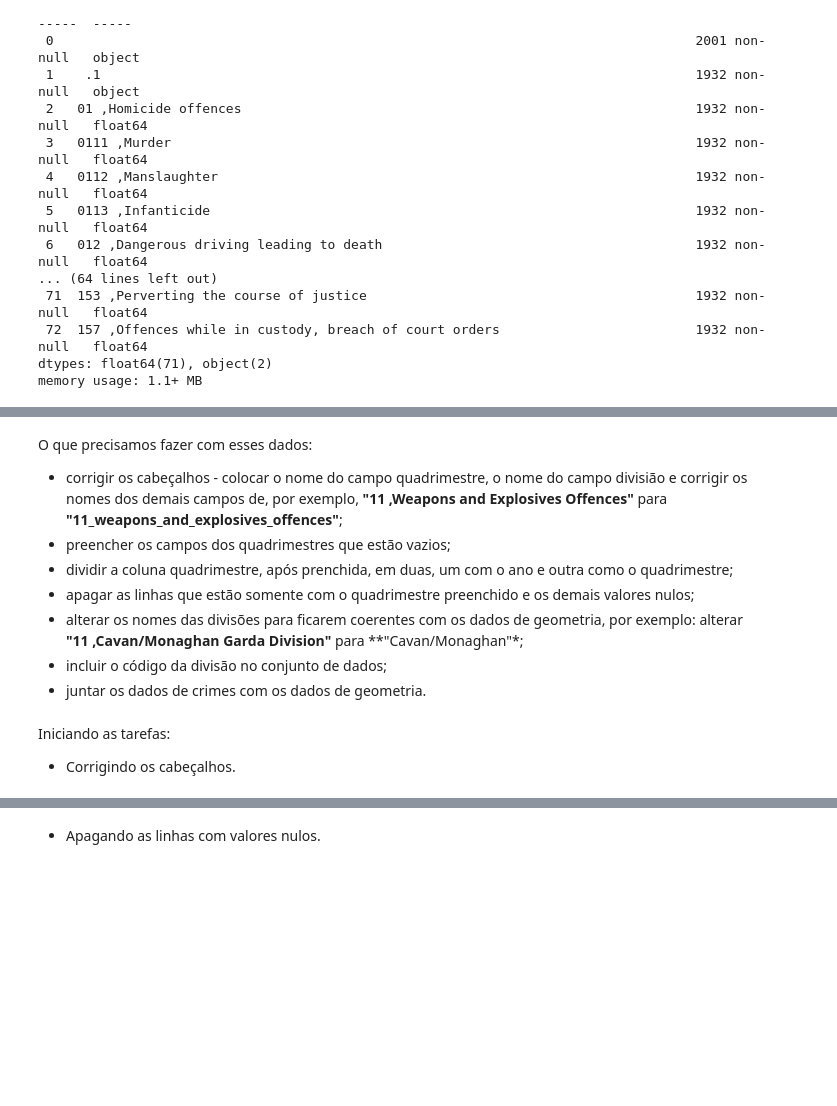
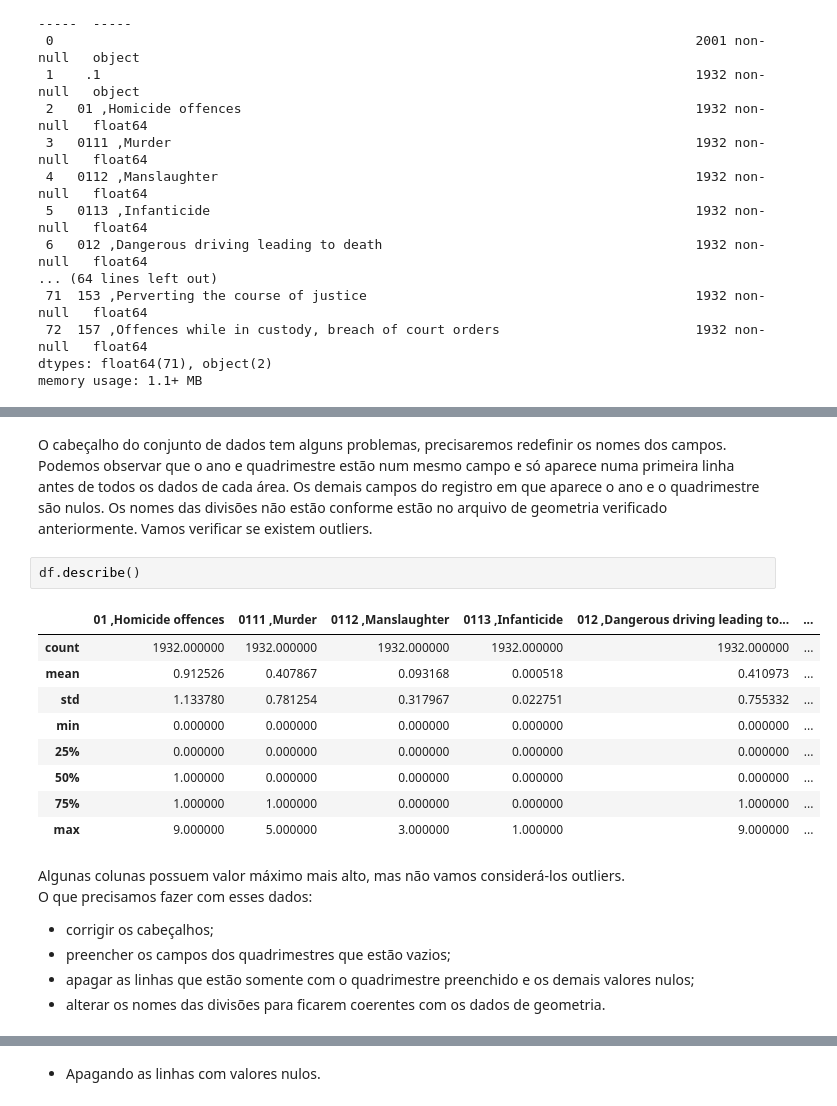
Before and after one commit to gustavopierre/data_science_portfolio, a Jupyter notebook: Um_Passo_a_Passo_Para_Analise_Crimes_na_Irlanda.ipynb, the cells around one changed output, grey strips where cells are left out. Saved outputs shown, nothing was run; the diff lists cells and outputs as text; blank space fills up the shorter version.

```diff
--- a/Um_Passo_a_Passo_Para_Analise_Crimes_na_Irlanda.ipynb
+++ b/Um_Passo_a_Passo_Para_Analise_Crimes_na_Irlanda.ipynb
@@ -162,12 +275,23 @@ memory usage: 1.1+ MB
+# %% [markdown]
+
+O cabeçalho do conjunto de dados tem alguns problemas, precisaremos redefinir os nomes dos campos. Podemos observar que o ano e quadrimestre estão num mesmo campo e só aparece numa primeira linha antes de todos os dados de cada área. Os demais campos do registro em que aparece o ano e o quadrimestre são nulos. Os nomes das divisões não estão conforme estão no arquivo de geometria verificado anteriormente. Vamos verificar se
+existem outliers.
+# %%
+df.describe()
+# %% [output]
+|  | 01 ,Homicide offences | 0111 ,Murder | 0112 ,Manslaughter | 0113 ,Infanticide | 012 ,Dangerous driving leading to... | ... |
+| count | 1932.000000 | 1932.000000 | 1932.000000 | 1932.000000 | 1932.000000 | ... |
+| mean | 0.912526 | 0.407867 | 0.093168 | 0.000518 | 0.410973 | ... |
+| std | 1.133780 | 0.781254 | 0.317967 | 0.022751 | 0.755332 | ... |
+| min | 0.000000 | 0.000000 | 0.000000 | 0.000000 | 0.000000 | ... |
+| 25% | 0.000000 | 0.000000 | 0.000000 | 0.000000 | 0.000000 | ... |
+| 50% | 1.000000 | 0.000000 | 0.000000 | 0.000000 | 0.000000 | ... |
+| 75% | 1.000000 | 1.000000 | 0.000000 | 0.000000 | 1.000000 | ... |
+| max | 9.000000 | 5.000000 | 3.000000 | 1.000000 | 9.000000 | ... |
 # %% [markdown]
+Algunas colunas possuem valor máximo mais alto, mas não vamos considerá-los outliers.<br>
 O que precisamos fazer com esses dados:
-* corrigir os cabeçalhos - colocar o nome do campo quadrimestre, o nome do campo divisião e corrigir os nomes dos demais campos de, por exemplo, **"11 ,Weapons and Explosives Offences"** para **"11_weapons_and_explosives_offences"**;
+* corrigir os cabeçalhos;
 * preencher os campos dos quadrimestres que estão vazios;
-* dividir a coluna quadrimestre, após prenchida, em duas, um com o ano e outra como o quadrimestre;
 * apagar as linhas que estão somente com o quadrimestre preenchido e os demais valores nulos;
-* alterar os nomes das divisões para ficarem coerentes com os dados de geometria, por exemplo: alterar **"11 ,Cavan/Monaghan Garda Division"** para **"Cavan/Monaghan"*;
-* incluir o código da divisão no conjunto de dados;
-* juntar os dados de crimes com os dados de geometria.
+* alterar os nomes das divisões para ficarem coerentes com os dados de geometria.
-# %% [markdown]
-Iniciando as tarefas:
-* Corrigindo os cabeçalhos.
```
Also changed, not shown: parts of 51 cells of this notebook.
